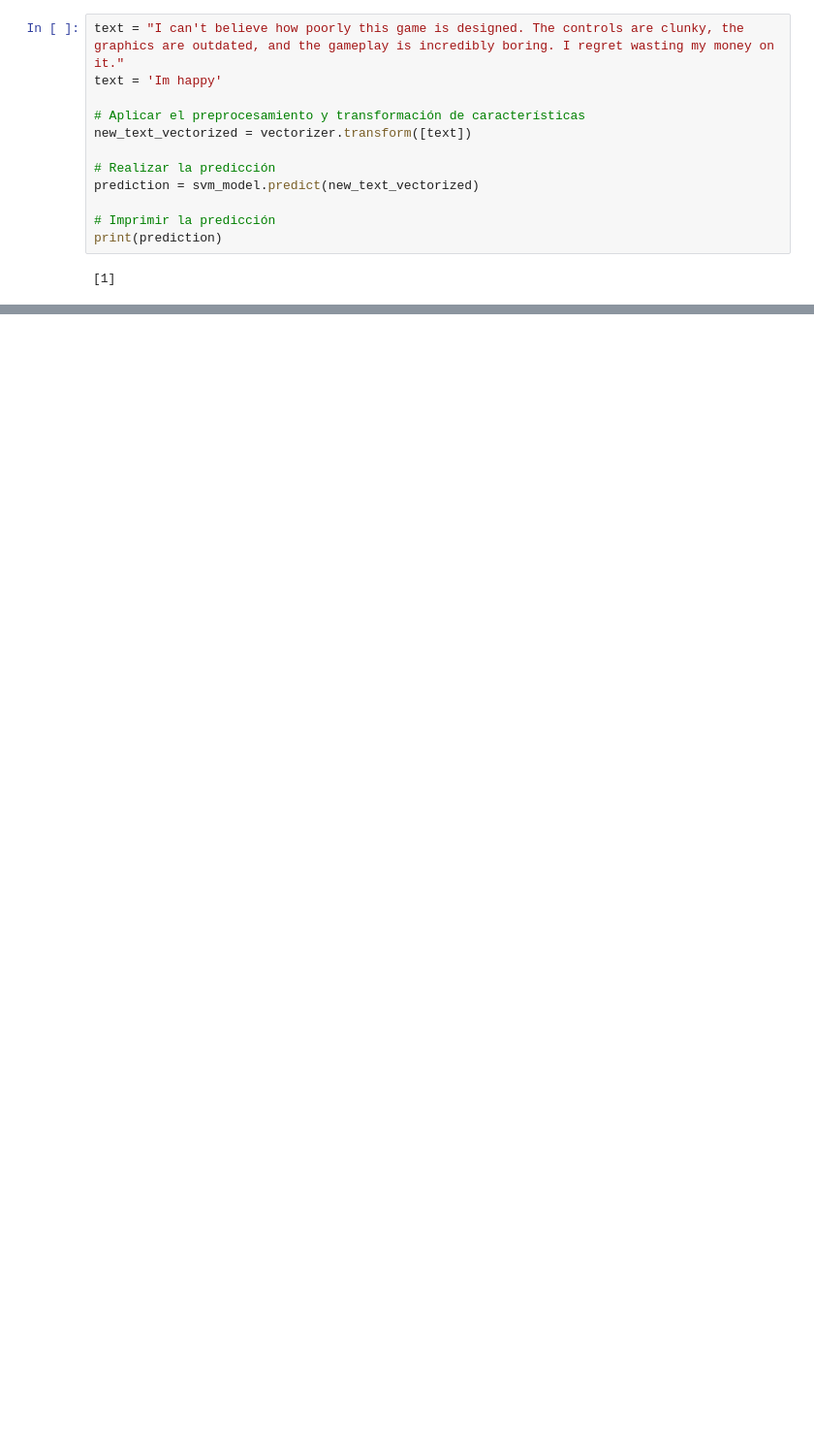
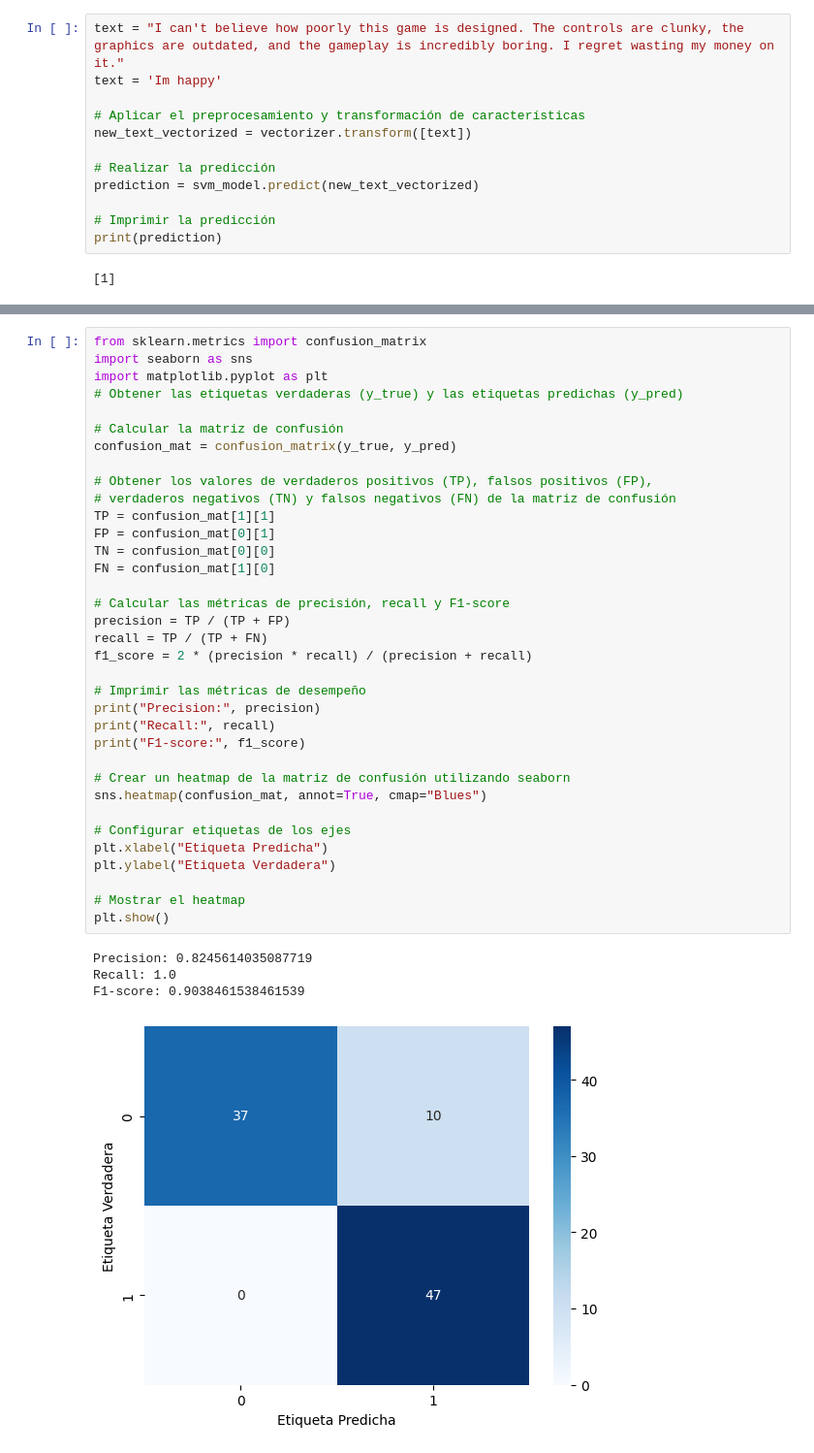
Before and after one commit to caguirre5/Proyecto-IA, a Jupyter notebook: ModelsTesting.ipynb, the cells around one changed output, grey strips where cells are left out. Shown: that part at 97% size. Saved outputs shown, nothing was run; the diff lists cells and outputs as text; blank space fills up the shorter version.

```diff
--- a/ModelsTesting.ipynb
+++ b/ModelsTesting.ipynb
@@ -178,0 +328,40 @@ print(prediction)
+# %%
+from sklearn.metrics import confusion_matrix
+import seaborn as sns
+import matplotlib.pyplot as plt
+# Obtener las etiquetas verdaderas (y_true) y las etiquetas predichas (y_pred)
+
+# Calcular la matriz de confusión
+confusion_mat = confusion_matrix(y_true, y_pred)
+
+# Obtener los valores de verdaderos positivos (TP), falsos positivos (FP),
+# verdaderos negativos (TN) y falsos negativos (FN) de la matriz de confusión
+TP = confusion_mat[1][1]
+FP = confusion_mat[0][1]
+TN = confusion_mat[0][0]
+FN = confusion_mat[1][0]
+
+# Calcular las métricas de precisión, recall y F1-score
+precision = TP / (TP + FP)
+recall = TP / (TP + FN)
+f1_score = 2 * (precision * recall) / (precision + recall)
+
+# Imprimir las métricas de desempeño
+print("Precision:", precision)
+print("Recall:", recall)
+print("F1-score:", f1_score)
+
+# Crear un heatmap de la matriz de confusión utilizando seaborn
+sns.heatmap(confusion_mat, annot=True, cmap="Blues")
+
+# Configurar etiquetas de los ejes
+plt.xlabel("Etiqueta Predicha")
+plt.ylabel("Etiqueta Verdadera")
+
+# Mostrar el heatmap
+plt.show()
+# %% [output]
+Precision: 0.8245614035087719
+Recall: 1.0
+F1-score: 0.9038461538461539
+[figure, added]
```
Also changed, not shown: parts of 7 cells of this notebook, 1 other file.
